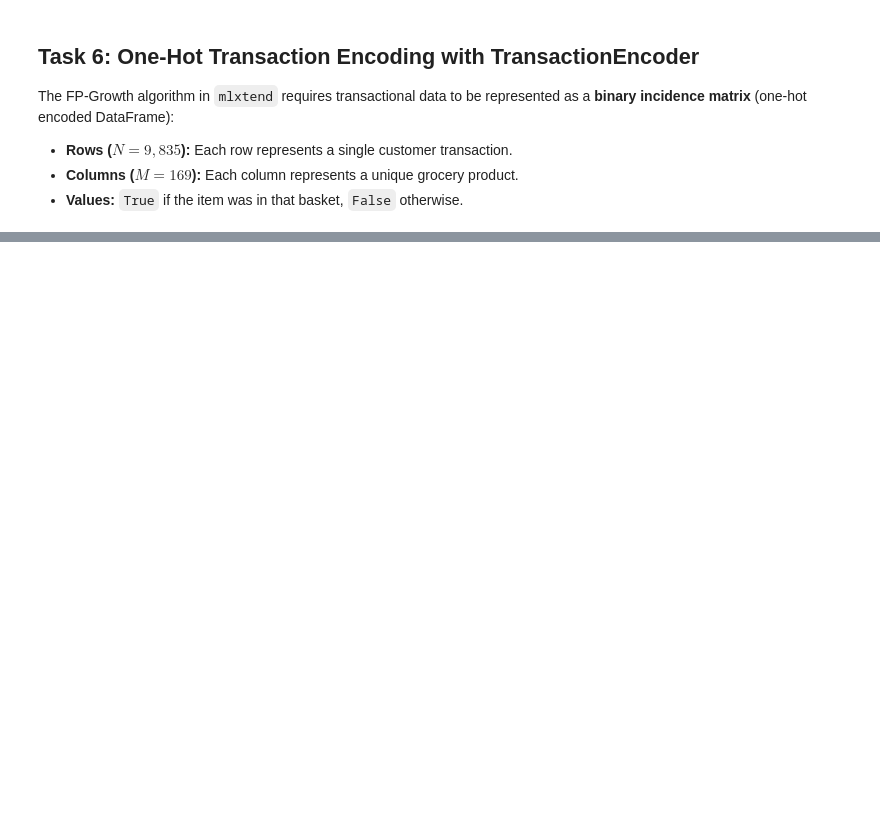
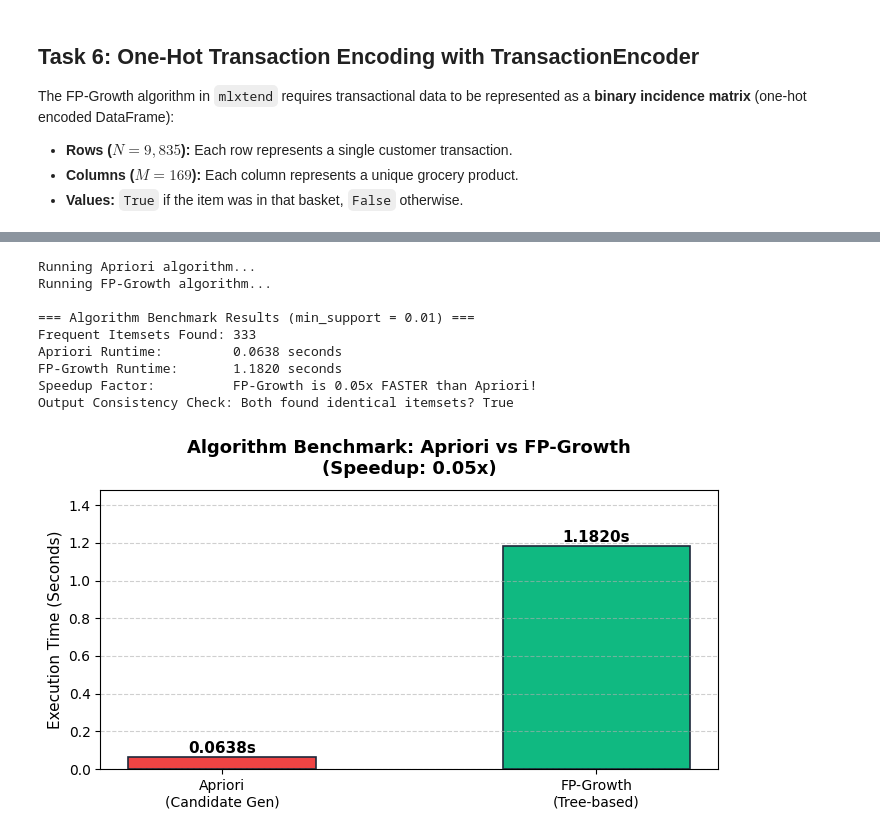
Before and after one commit to mahendra-918/Grocery-Product-Bundling-Recommender, a Jupyter notebook: notebooks/exploration.ipynb, the cells around one changed output, grey strips where cells are left out. Saved outputs shown, nothing was run; the diff lists cells and outputs as text; code cells hidden in the pictures; blank space fills up the shorter version.

```diff
--- a/notebooks/exploration.ipynb
+++ b/notebooks/exploration.ipynb
@@ -213,0 +342,61 @@ df_encoded[sample_cols].head()
+# %%
+import time
+from mlxtend.frequent_patterns import apriori, fpgrowth
+import matplotlib.pyplot as plt
+
+min_supp = 0.01
+
+# 1. Benchmark Apriori
+print("Running Apriori algorithm...")
+start_apriori = time.perf_counter()
+apriori_itemsets = apriori(df_encoded, min_support=min_supp, use_colnames=True)
+time_apriori = time.perf_counter() - start_apriori
+
+# 2. Benchmark FP-Growth
+print("Running FP-Growth algorithm...")
+start_fpgrowth = time.perf_counter()
+fpgrowth_itemsets = fpgrowth(df_encoded, min_support=min_supp, use_colnames=True)
+time_fpgrowth = time.perf_counter() - start_fpgrowth
+
+speedup = time_apriori / time_fpgrowth if time_fpgrowth > 0 else 1.0
+
+print("\n=== Algorithm Benchmark Results (min_support = 0.01) ===")
+print(f"Frequent Itemsets Found: {len(fpgrowth_itemsets)}")
+print(f"Apriori Runtime:         {time_apriori:.4f} seconds")
+print(f"FP-Growth Runtime:       {time_fpgrowth:.4f} seconds")
+print(f"Speedup Factor:          FP-Growth is {speedup:.2f}x FASTER than Apriori!")
+
+# Verify that both algorithms produce identical frequent itemsets
+apriori_set = set(frozenset(x) for x in apriori_itemsets["itemsets"])
+fpgrowth_set = set(frozenset(x) for x in fpgrowth_itemsets["itemsets"])
+print(f"Output Consistency Check: Both found identical itemsets? {apriori_set == fpgrowth_set}")
+
+# Visual comparison bar chart
+plt.figure(figsize=(7, 4))
+algorithms = ["Apriori\n(Candidate Gen)", "FP-Growth\n(Tree-based)"]
+runtimes = [time_apriori, time_fpgrowth]
+colors = ["#ef4444", "#10b981"]
+
+bars = plt.bar(algorithms, runtimes, color=colors, width=0.5, edgecolor="#1e293b", linewidth=1.2)
+plt.ylabel("Execution Time (Seconds)", fontsize=11)
+plt.title(f"Algorithm Benchmark: Apriori vs FP-Growth\n(Speedup: {speedup:.2f}x)", fontsize=13, fontweight="bold", pad=12)
+plt.grid(axis="y", linestyle="--", alpha=0.6)
+
+for bar in bars:
+    height = bar.get_height()
+    plt.text(bar.get_x() + bar.get_width() / 2.0, height + 0.005, f"{height:.4f}s", ha="center", va="bottom", fontsize=11, fontweight="bold")
+
+plt.ylim(0, max(runtimes) * 1.25)
+plt.tight_layout()
+plt.show()
+# %% [output]
+Running Apriori algorithm...
+Running FP-Growth algorithm...
+
+=== Algorithm Benchmark Results (min_support = 0.01) ===
+Frequent Itemsets Found: 333
+Apriori Runtime:         0.0638 seconds
+FP-Growth Runtime:       1.1820 seconds
+Speedup Factor:          FP-Growth is 0.05x FASTER than Apriori!
+Output Consistency Check: Both found identical itemsets? True
+[figure, added]
```
Also changed, not shown: parts of 20 cells of this notebook, 29 other files.
